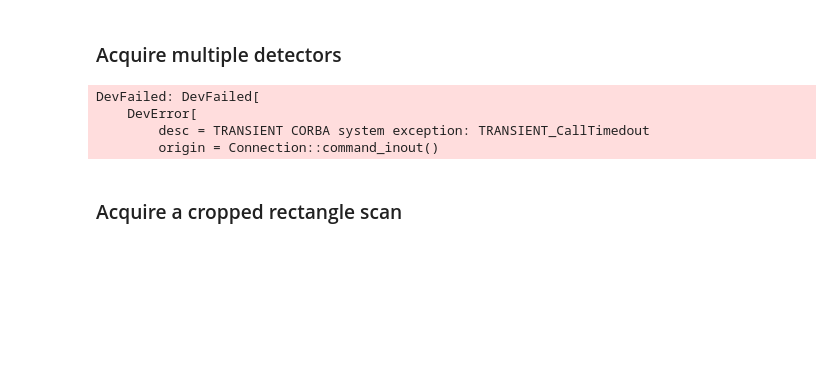
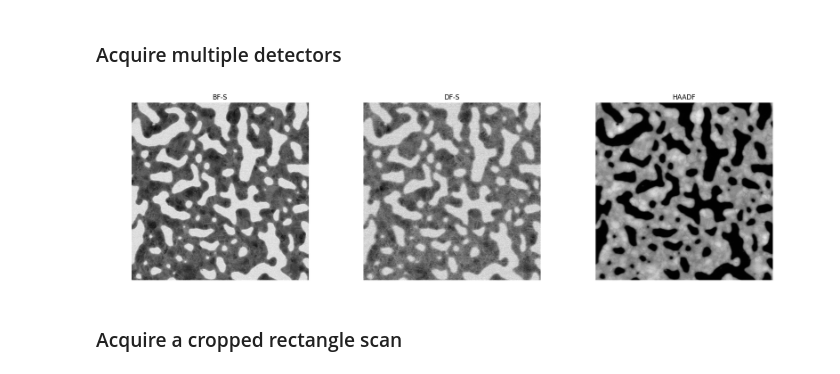
Before and after one commit to 1996suryamandalreddy-maker/asyncroscopy, a Jupyter notebook: notebooks/02_Image_Acquisition.ipynb, the cells around one changed output. Saved outputs shown, nothing was run; the diff lists cells and outputs as text; code cells hidden in the pictures; blank space fills up the shorter version.

```diff
--- a/notebooks/02_Image_Acquisition.ipynb
+++ b/notebooks/02_Image_Acquisition.ipynb
@@ -103,6 +98,6 @@ scan region: [np.float64(0.0), np.float64(0.0), np.float64(1.0), np.float64(1.0)
 # %% [markdown]
 ### Acquire a HAADF image
 # %%
-data_key = microscope.acquire_scanned_image(['haadf'])
-node = client[data_key]
-list(node)
+data_key = microscope.acquire_scanned_image(["haadf"])
+image = client[data_key]["image"]["HAADF"].read()
+metadata = dict(client[data_key]["image"]["HAADF"].metadata)
@@ -111,9 +104,4 @@ list(node)
 # %%
-dset = node['image']
-
-image = dset.read()
-metadata = dict(dset.metadata)
-
 print("Metadata:")
 pprint(metadata)
 
@@ -150,31 +141,28 @@ plt.tight_layout()
 # %% [markdown]
 ### Acquire multiple detectors
 # %%
-scan.dwell_time = 10e-6
+scan.dwell_time = 1e-6
 scan.imsize = 512
 scan.scan_region = [0, 0, 1, 1]
 
 key = microscope.acquire_scanned_image(["HAADF", "BF-S", "DF-S"])
 dset = client[key]["image"]
 
 images = []
 names = []
 for detector_name in dset:
     image = dset[detector_name].read()
     images.append(image)
     names.append(detector_name)
 
 fig, axes = plt.subplots(1, len(images), figsize=(6 * len(images), 5))
 for ax, im, n in zip(axes, images, names):
     ax.imshow(im, cmap="gray")
     ax.set_title(str(n).upper())
     ax.axis("off")
 fig.tight_layout()
 # %% [output]
-DevFailed: DevFailed[
-    DevError[
-        desc = TRANSIENT CORBA system exception: TRANSIENT_CallTimedout
-        origin = Connection::command_inout()
+[figure, added]
 # %% [markdown]
 ### Acquire a cropped rectangle scan
 # %%
```
Also changed, not shown: parts of 5 cells of this notebook, 4 other files.
